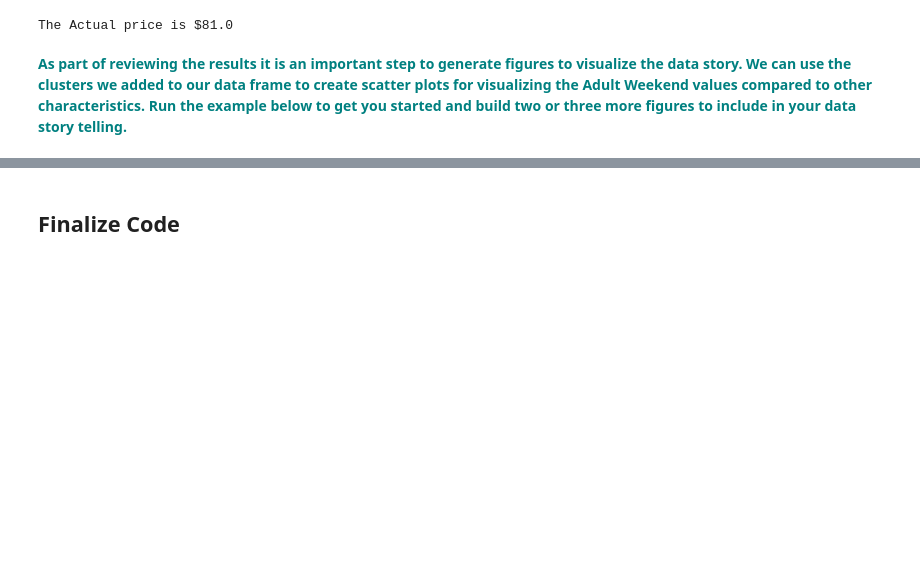
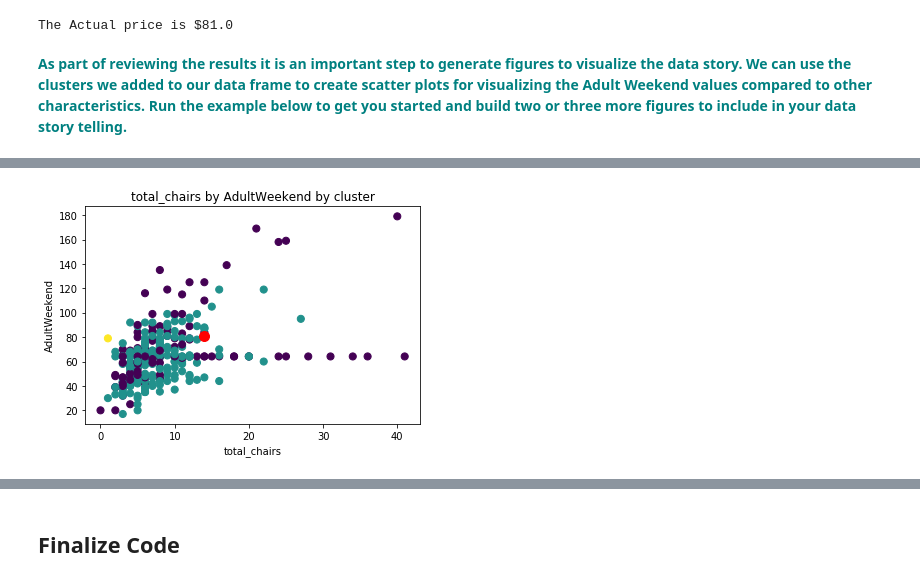
Before and after one commit to shashins/Capstone1, a Jupyter notebook: Guided_Capstone/Notebook_stepsix.ipynb, the cells around one changed output, grey strips where cells are left out. Drawn from its saved outputs; the diff is of its cells as text; code cells hidden in the pictures; blank space fills up the shorter version.

```diff
--- a/Guided_Capstone/Notebook_stepsix.ipynb
+++ b/Guided_Capstone/Notebook_stepsix.ipynb
@@ -221,0 +203,9 @@ plt.savefig('figures/fig4.png',bbox_inches='tight')
+# %%
+plt.scatter(df3['total_chairs'], df3['AdultWeekend'], c=df3['clusters'], s=50, cmap='viridis', label ='clusters')
+plt.scatter(X_act['total_chairs'], X_act['AdultWeekend'], c='red', s=100)
+plt.xlabel('total_chairs')
+plt.ylabel('AdultWeekend')
+plt.title('total_chairs by AdultWeekend by cluster')
+plt.savefig('figures/fig6.png',bbox_inches='tight')
+# %% [output]
+[figure, added]
```
Also changed, not shown: parts of 22 cells of this notebook, 17 other files.
